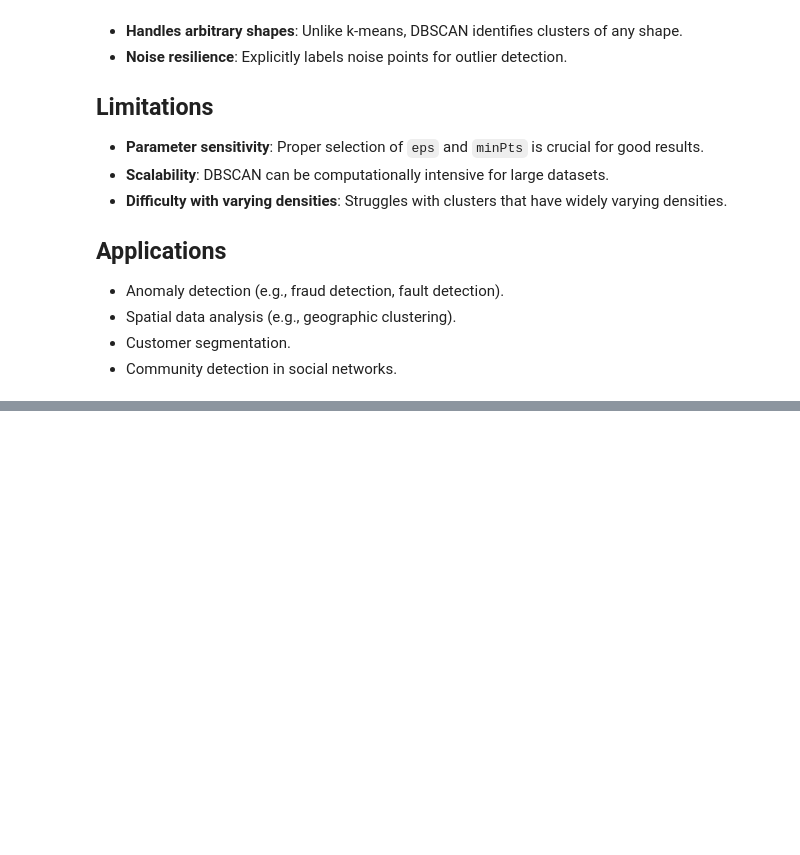
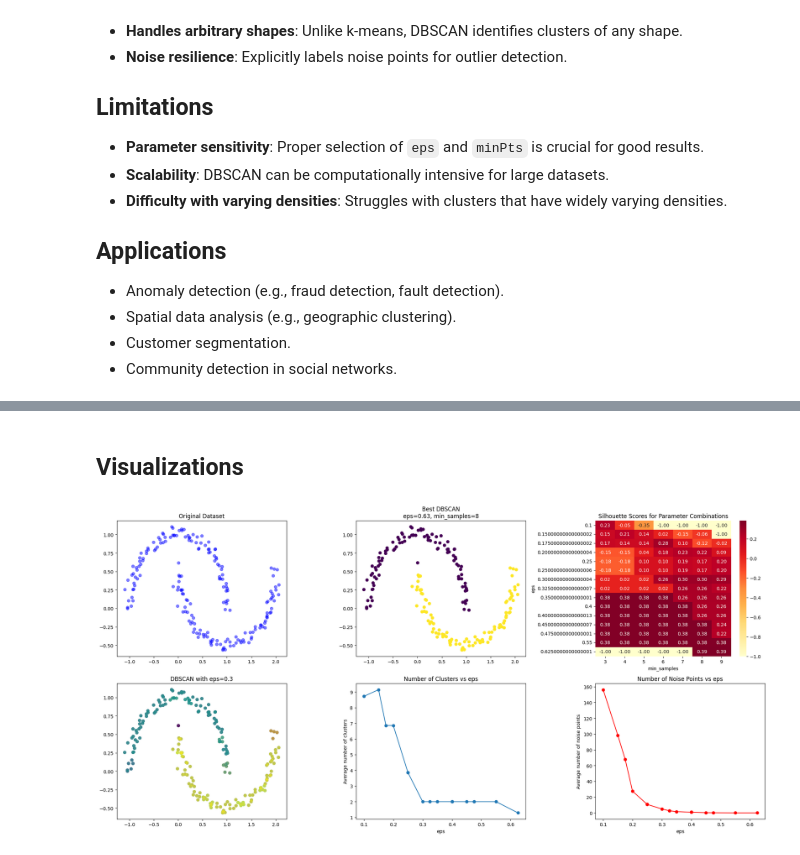
Before and after one commit to NanayawBawiah/FinalProject, a Jupyter notebook: Unsupervised/DBSCAN/DBSCAN.ipynb, the cells around one changed output, grey strips where cells are left out. Cells and saved outputs as stored; diff of their text form; code cells hidden in the pictures; blank space fills up the shorter version.

Commit message:
DBSCAN FINAL

```diff
--- a/Unsupervised/DBSCAN/DBSCAN.ipynb
+++ b/Unsupervised/DBSCAN/DBSCAN.ipynb
@@ -273,0 +53,12 @@ if __name__ == '__main__':
+# %%
+# Set random seed for reproducibility
+np.random.seed(42)
+
+# Generate the dataset (2D and 3D options)
+X, _ = make_moons(n_samples=200, noise=0.05, random_state=42)
+# Uncomment the following line to use a 3D dataset:
+# X, _ = make_swiss_roll(n_samples=500, noise=0.05, random_state=42)
+
+# Scale the features
+scaler = StandardScaler()
+X_scaled = scaler.fit_transform(X)
@@ -273,0 +118,68 @@ if __name__ == '__main__':
+# %% [markdown]
+## Visualizations
+# %%
+fig = plt.figure(figsize=(20, 10))
+
+# 1. Original Data
+ax = fig.add_subplot(231, projection='3d' if X.shape[1] == 3 else None)
+if X.shape[1] == 3:
+    ax.scatter(X[:, 0], X[:, 1], X[:, 2], c='blue', alpha=0.5)
+else:
+    ax.scatter(X[:, 0], X[:, 1], c='blue', alpha=0.5)
+ax.set_title('Original Dataset')
+
+# 2. Best DBSCAN Result
+best_dbscan = DBSCAN(eps=best_params['eps'], min_samples=int(best_params['min_samples']))
+labels_best = best_dbscan.fit_predict(X_scaled)
+
+ax = fig.add_subplot(232, projection='3d' if X.shape[1] == 3 else None)
+if X.shape[1] == 3:
+    ax.scatter(X[:, 0], X[:, 1], X[:, 2], c=labels_best, cmap='viridis')
+else:
+    ax.scatter(X[:, 0], X[:, 1], c=labels_best, cmap='viridis')
+ax.set_title(f'Best DBSCAN\neps={best_params["eps"]:.2f}, min_samples={int(best_params["min_samples"])}')
+
+# 3. Silhouette Scores Heatmap
+plt.subplot(233)
+pivot_table = results_df.pivot(index='eps', columns='min_samples', values='silhouette_score')
+sns.heatmap(pivot_table, annot=True, cmap='YlOrRd', fmt='.2f')
+plt.title('Silhouette Scores for Parameter Combinations')
+
+# 4. Different eps values demonstration
+plt.subplot(234)
+eps_values = [0.1, 0.2, 0.3]
+for eps in eps_values:
+    dbscan = DBSCAN(eps=eps, min_samples=5)
+    labels = dbscan.fit_predict(X_scaled)
+    plt.scatter(X[:, 0], X[:, 1], c=labels, cmap='viridis', alpha=0.5)
+    plt.title(f'DBSCAN with eps={eps}')
+
+# 5. Number of clusters vs eps
+plt.subplot(235)
+eps_clusters = results_df.groupby('eps')['n_clusters'].mean()
+plt.plot(eps_clusters.index, eps_clusters.values, marker='o')
+plt.xlabel('eps')
+plt.ylabel('Average number of clusters')
+plt.title('Number of Clusters vs eps')
+
+# 6. Number of noise points vs eps
+plt.subplot(236)
+eps_noise = results_df.groupby('eps')['n_noise'].mean()
+plt.plot(eps_noise.index, eps_noise.values, marker='o', color='red')
+plt.xlabel('eps')
+plt.ylabel('Average number of noise points')
+plt.title('Number of Noise Points vs eps')
+
+plt.tight_layout()
+plt.show()
+
+# Print summary statistics
+print("\nBest Parameters:")
+print(f"eps: {best_params['eps']:.3f}")
+print(f"min_samples: {int(best_params['min_samples'])}")
+print(f"Number of clusters: {best_params['n_clusters']}")
+print(f"Number of noise points: {best_params['n_noise']}")
+print(f"Silhouette score: {best_params['silhouette_score']:.3f}")
+print(f"Calinski-Harabasz score: {best_params['calinski_harabasz_score']:.3f}")
+# %% [output]
+[figure, added]
```
Also changed, not shown: parts of 8 cells of this notebook, 1 other file.
